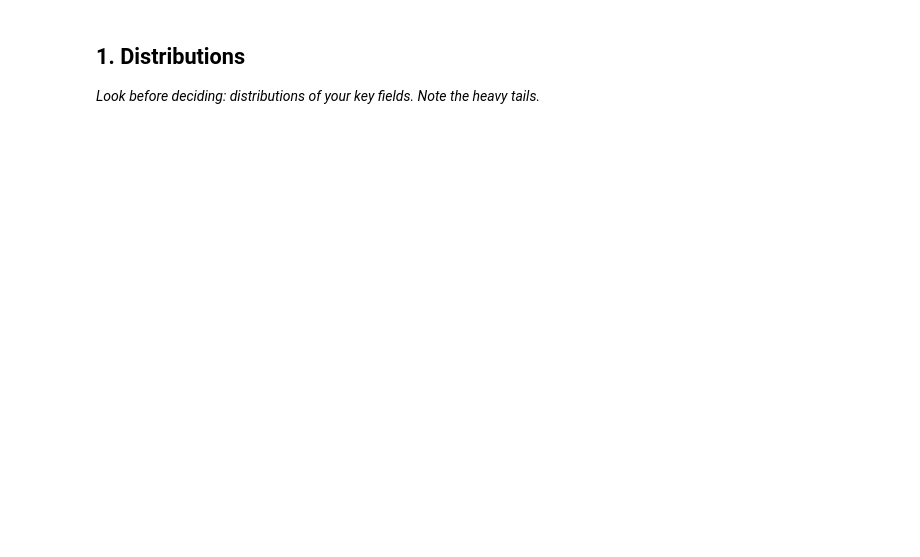
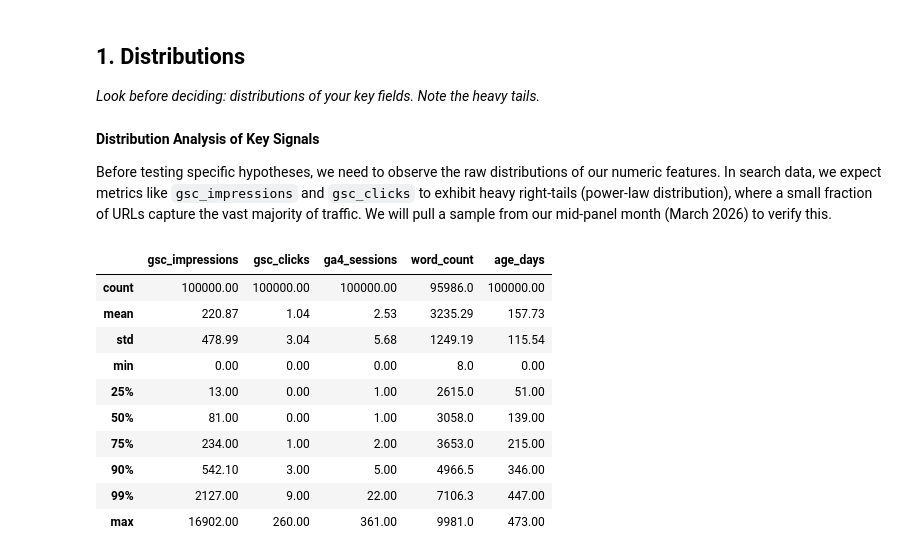
Before and after one commit to Usaf007/flyrankai-ml-internship, a Jupyter notebook: work/notebooks/w04_signal_audit.ipynb, the cells around one changed output. Drawn from its saved outputs; the diff is of its cells as text; code cells hidden in the pictures; blank space fills up the shorter version.

Commit message:
Execute ML-06 optional signal audit and analyze distributions

```diff
--- a/work/notebooks/w04_signal_audit.ipynb
+++ b/work/notebooks/w04_signal_audit.ipynb
@@ -10,3 +10,54 @@ This skeleton is yours to fill. Work the sections **in order** — each one has
 ## 1. Distributions
 
 *Look before deciding: distributions of your key fields. Note the heavy tails.*
+# %% [markdown]
+**Distribution Analysis of Key Signals**
+
+Before testing specific hypotheses, we need to observe the raw distributions of our numeric features. In search data, we expect metrics like `gsc_impressions` and `gsc_clicks` to exhibit heavy right-tails (power-law distribution), where a small fraction of URLs capture the vast majority of traffic. We will pull a sample from our mid-panel month (March 2026) to verify this.
+# %%
+# This cell is for CODE (numbers, a query, a check).
+# Write your text answer in the cell ABOVE this one — typing sentences here breaks Run All.
+
+import duckdb
+import pandas as pd
+from google.colab import userdata
+
+# Authenticate and setup duckdb connection
+hf_token = userdata.get('HF_TOKEN')
+con = duckdb.connect()
+con.execute("INSTALL httpfs; LOAD httpfs;")
+con.execute(f"CREATE SECRET (TYPE huggingface, TOKEN '{hf_token}');")
+
+rel = "hf://datasets/FlyRank/internship-warehouse"
+fact_table = f"{rel}/fact_content_daily_performance/month=2026-03/*.parquet"
+dim_table = f"{rel}/dim_content.parquet"
+
+# Fetch a representative sample to check distributions and heavy tails
+dist_query = f"""
+    SELECT
+        f.gsc_impressions,
+        f.gsc_clicks,
+        f.ga4_sessions,
+        d.word_count,
+        date_diff('day', d.content_created_date, f.report_date) AS age_days
+    FROM read_parquet('{fact_table}') f
+    JOIN read_parquet('{dim_table}') d ON f.content_hash_id = d.content_hash_id
+    WHERE f.ga4_data_available IS TRUE
+    LIMIT 100000
+"""
+df_dist = con.execute(dist_query).df()
+
+# Display standard distribution metrics (percentiles emphasize the heavy tails in traffic)
+display(df_dist.describe(percentiles=[0.25, 0.5, 0.75, 0.9, 0.99]).round(2))
+# %% [output]
+|  | gsc_impressions | gsc_clicks | ga4_sessions | word_count | age_days |
+| count | 100000.00 | 100000.00 | 100000.00 | 95986.0 | 100000.00 |
+| mean | 220.87 | 1.04 | 2.53 | 3235.29 | 157.73 |
+| std | 478.99 | 3.04 | 5.68 | 1249.19 | 115.54 |
+| min | 0.00 | 0.00 | 0.00 | 8.0 | 0.00 |
+| 25% | 13.00 | 0.00 | 1.00 | 2615.0 | 51.00 |
+| 50% | 81.00 | 0.00 | 1.00 | 3058.0 | 139.00 |
+| 75% | 234.00 | 1.00 | 2.00 | 3653.0 | 215.00 |
+| 90% | 542.10 | 3.00 | 5.00 | 4966.5 | 346.00 |
+| 99% | 2127.00 | 9.00 | 22.00 | 7106.3 | 447.00 |
+| max | 16902.00 | 260.00 | 361.00 | 9981.0 | 473.00 |
```
Also changed, not shown: parts of 15 cells of this notebook.
